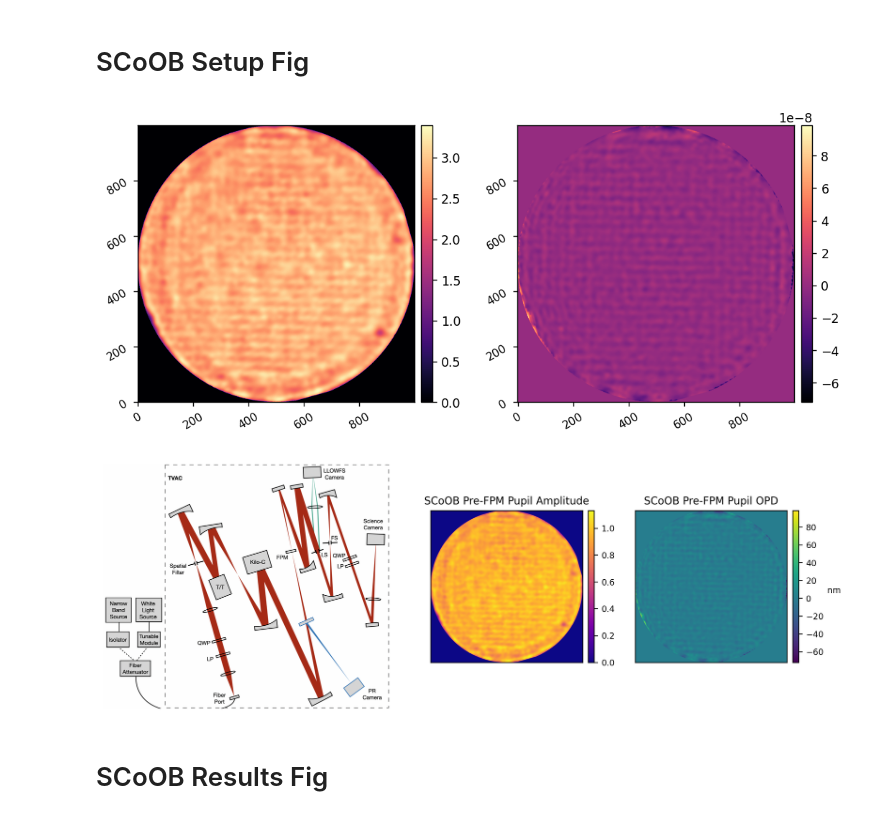
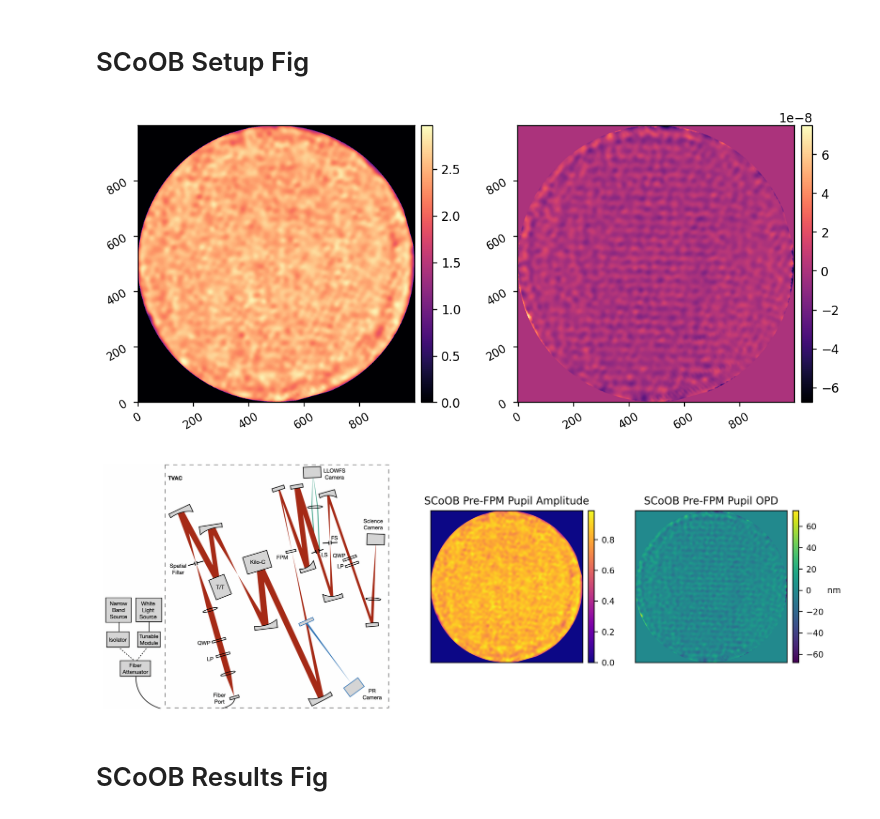
Before and after one commit to kian1377/aefc-vortex, a Jupyter notebook: scoob/make_scoob_figs.ipynb, the cells around one changed output. Saved outputs shown, nothing was run; the diff lists cells and outputs as text; code cells hidden in the pictures.

```diff
--- a/scoob/make_scoob_figs.ipynb
+++ b/scoob/make_scoob_figs.ipynb
@@ -29,12 +29,12 @@ npix = 1000
 # SCoOB Setup Fig
 # %%
 
-data = utils.load_pickle('data/20250114_fdpr2_ref_processed.pkl')
+data = utils.load_pickle('data/20250121_fdpr2_prefpm_ref_processed.pkl')
 wfe_amp = data['amp']
 wfe_opd = data['opd']
 imshow2(wfe_amp, wfe_opd)
 # %% [output]
-[figure, old version]
+[figure, new version]
 # %%
 import matplotlib.pyplot as plt
 import matplotlib.image as mpimg
@@ -77,7 +77,7 @@ plt.subplots_adjust(wspace=0.2)
 
 fig.savefig('../figs/scoob_diagram_and_pr.pdf', format='pdf', bbox_inches="tight")
 # %% [output]
-[figure, old version]
+[figure, new version]
 # %% [markdown]
 # SCoOB Results Fig
 # %%
```
Also changed, not shown: parts of 1 cell of this notebook, 8 other files.
